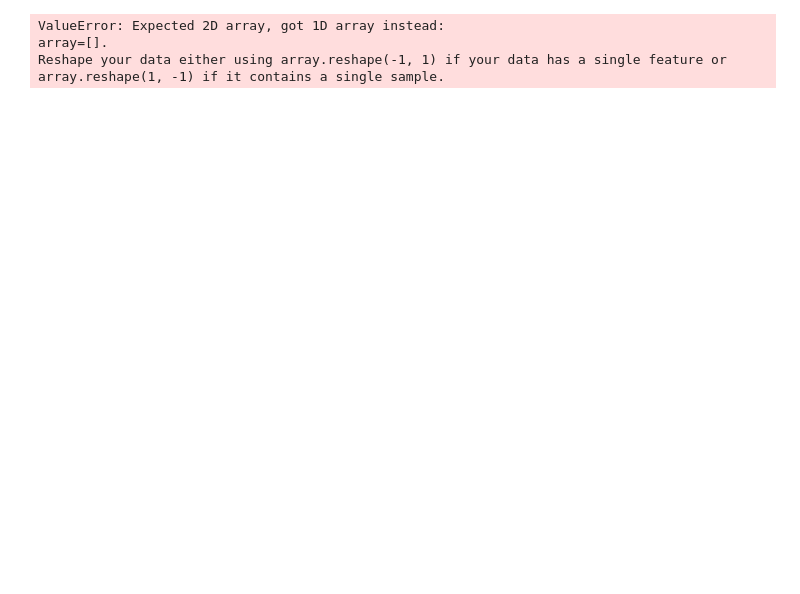
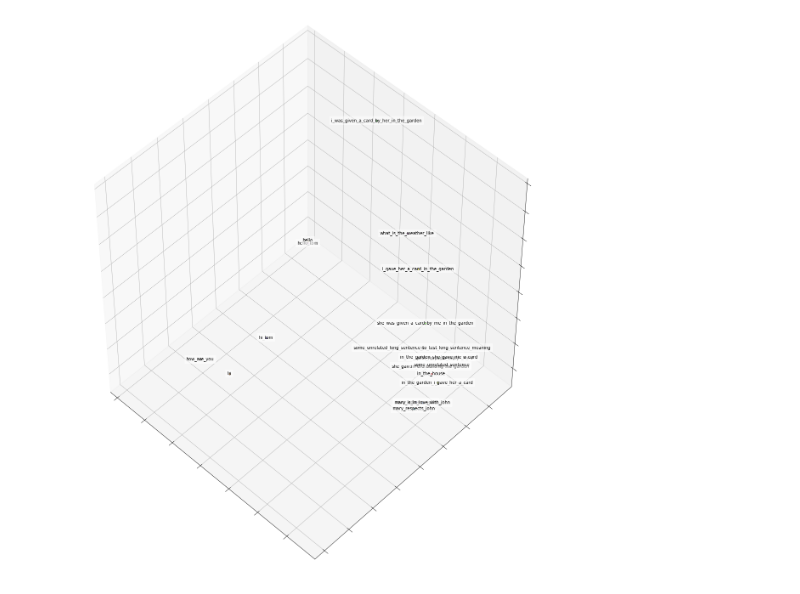
Before and after one commit to polaroidkidd/Neura-Machine-Translation, a Jupyter notebook: basic_seq2seq/src/visualization/PCA_plot_sentences.ipynb, the cells around one changed output. Saved outputs shown, nothing was run; the diff lists cells and outputs as text; code cells hidden in the pictures; blank space fills up the shorter version.

```diff
--- a/basic_seq2seq/src/visualization/PCA_plot_sentences.ipynb
+++ b/basic_seq2seq/src/visualization/PCA_plot_sentences.ipynb
@@ -8,46 +8,44 @@ from sklearn import decomposition
 from sklearn import datasets
 # %%
 # Load words and vectors:
+LATENT_DIM = 256
 mapping = []
 X = []
-with(open('C:/Users/Nicolas/Desktop/test_pca2.txt', 'r')) as file:
+with(open('C:/Users/Nicolas/Desktop/state_vectors.txt', 'r')) as file:
     lines = file.readlines()
-    #lines = lines[50:100]
     counter = 0
     for line in lines:
         data = line.split(' ')
-        X.append([float(i) for i in data[1:51]])
+        X.append([float(i) for i in data[1:LATENT_DIM+1]])
         mapping.append((data[0], counter))
         counter += 1
 # %%
 X = np.array(X)
 y = np.array([i for i in range(len(mapping))])
-fig = plt.figure(1, figsize=(15,15))
+fig = plt.figure(1, figsize=(18,18))
 plt.clf()
 ax = Axes3D(fig, rect=[0, 0, .95, 1], elev=48, azim=134)
 
 plt.cla()
 pca = decomposition.PCA(n_components=3)
 pca.fit(X)
 X = pca.transform(X)
 
 for name, label in mapping:
     ax.text3D(X[y == label, 0].mean(),
               X[y == label, 1].mean() + 0.5,
               X[y == label, 2].mean(), name,
               horizontalalignment='center',
               bbox=dict(alpha=.5, edgecolor='w', facecolor='w'))
 # Reorder the labels to have colors matching the cluster results
 #y = np.choose(y, [i for i in range(len(mapping))]).astype(np.float)
 ax.scatter(X[:, 0], X[:, 1], X[:, 2], c=y, cmap=plt.cm.spectral,
            edgecolor='k')
 
 ax.w_xaxis.set_ticklabels([])
 ax.w_yaxis.set_ticklabels([])
 ax.w_zaxis.set_ticklabels([])
 
 plt.show()
 # %% [output]
-ValueError: Expected 2D array, got 1D array instead:
-array=[].
-Reshape your data either using array.reshape(-1, 1) if your data has a single feature or array.reshape(1, -1) if it contains a single sample.
+[figure, added]
```
Also changed, not shown: 16 other files.
